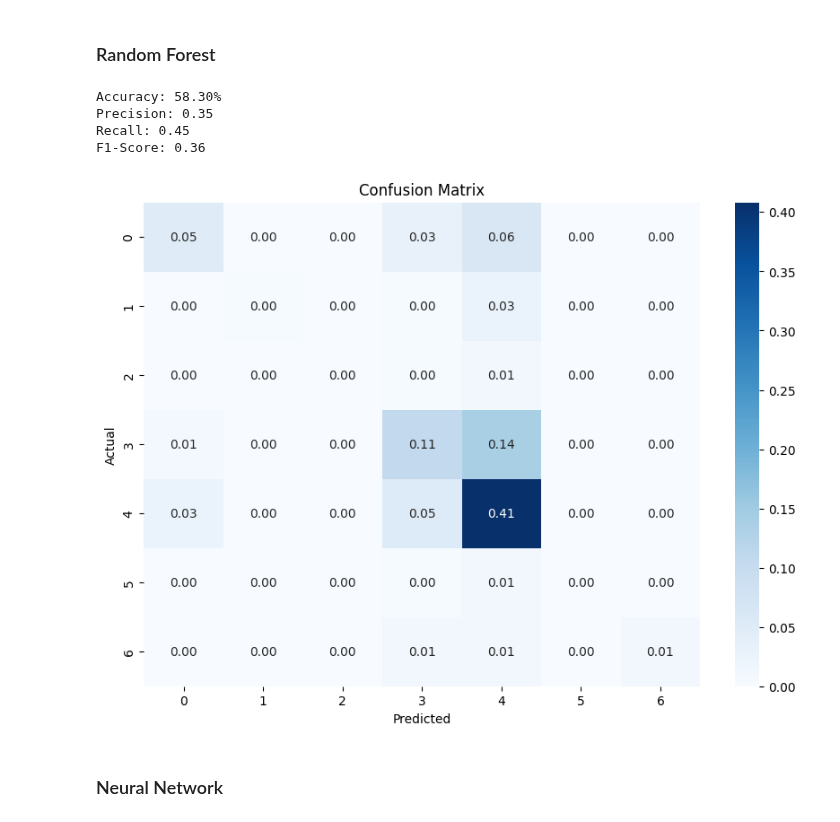
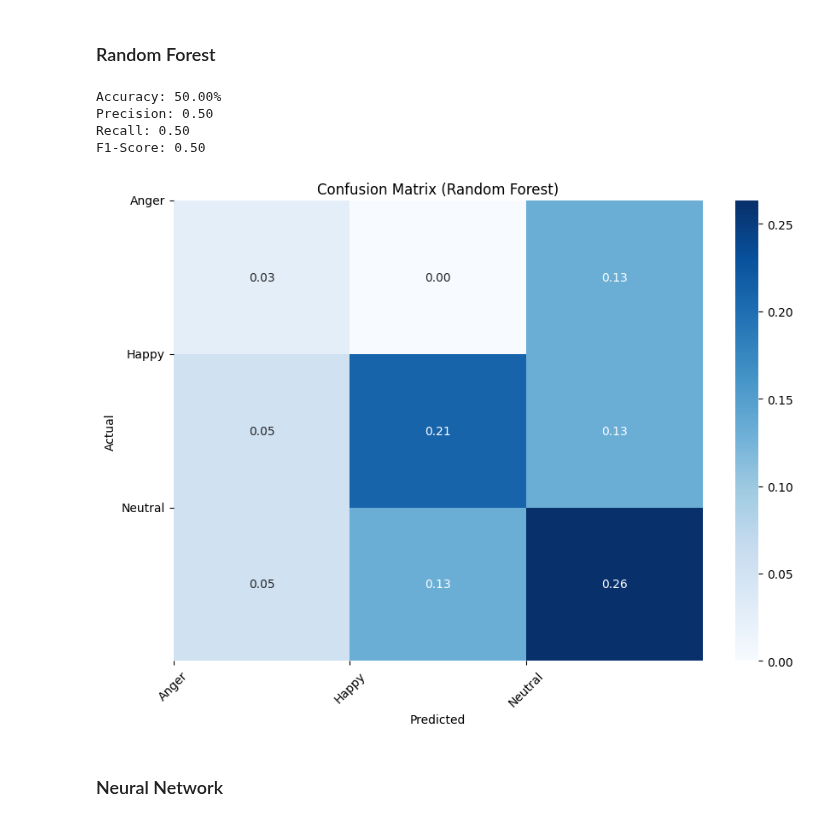
Before and after one commit to denskrlv/PosEmotion, a Jupyter notebook: posemotion.ipynb, the cells around one changed output. Drawn from its saved outputs; the diff is of its cells as text; code cells hidden in the pictures.

```diff
--- a/posemotion.ipynb
+++ b/posemotion.ipynb
@@ -412,2 +399,21 @@ Normalized Mutual Information: 0.035961257776306654
 # %% [markdown]
 ## Step 4: Classification
+# %%
+RANDOM_STATE = 42
+NUM_CLASSES = 3
+TEST_SIZE = 0.15
+
+scaler = StandardScaler()
+label_encoder = LabelEncoder()
+
+X = features_df.drop(['Label'], axis=1)
+y = features_df['Label']
+X_scaled = scaler.fit_transform(X)
+labels = label_encoder.fit_transform(y)
+
+X_train, X_test, y_train, y_test = train_test_split(X_scaled, labels, test_size=TEST_SIZE, random_state=RANDOM_STATE)
+print("X_train:", X_train.shape, "X_test:", X_test.shape)
+
+smote = SMOTE(random_state=RANDOM_STATE)
+X_resampled, y_resampled = smote.fit_resample(X_train, y_train)
+print("X_resampled:", X_resampled.shape, "y_resampled:", y_resampled.shape)
@@ -493,41 +485,36 @@ The most important is to understand how each feature affected the prediction of
 # %% [markdown]
 ### Random Forest
 # %%
-from sklearn.ensemble import RandomForestClassifier
+rf = RandomForestClassifier()
+rf.fit(X_resampled, y_resampled)
+y_pred = rf.predict(X_test)
 
-X_train, X_test, y_train, y_test = train_test_split(X_scaled, labels, test_size=0.2, random_state=1)
-
-rf = RandomForestClassifier()
-rf.fit(X_train, y_train)
-predictions = rf.predict(X_test)
-
-accuracy = accuracy_score(y_test, predictions)
-print(f"Accuracy: {accuracy * 100:.2f}%")
-
-cm = confusion_matrix(y_test, predictions)
-cm_normalized = cm.astype('float') / cm.sum()
-
-# Calculate precision, recall, and F1-score
+accuracy = accuracy_score(y_test, y_pred)
 precision = precision_score(y_test, y_pred, average='weighted')
 recall = recall_score(y_test, y_pred, average='weighted')
 f1 = f1_score(y_test, y_pred, average='weighted')
 
-# Print precision, recall, and F1-score
+print(f"Accuracy: {accuracy * 100:.2f}%")
 print(f'Precision: {precision:.2f}')
 print(f'Recall: {recall:.2f}')
 print(f'F1-Score: {f1:.2f}')
+
+cm = confusion_matrix(y_test, y_pred)
+cm_normalized = cm.astype('float') / cm.sum()
 
 plt.figure(figsize=(10,7))
 sns.heatmap(cm_normalized, annot=True, fmt=".2f", cmap="Blues")
 plt.ylabel('Actual')
 plt.xlabel('Predicted')
-plt.title('Confusion Matrix')
+plt.title('Confusion Matrix (Random Forest)')
+plt.xticks(ticks=np.arange(NUM_CLASSES), labels=label_encoder.classes_, rotation=45)
+plt.yticks(ticks=np.arange(NUM_CLASSES), labels=label_encoder.classes_, rotation=0)
 plt.show()
 # %% [output]
-Accuracy: 58.30%
-Precision: 0.35
-Recall: 0.45
-F1-Score: 0.36
+Accuracy: 50.00%
+Precision: 0.50
+Recall: 0.50
+F1-Score: 0.50
-[figure, old version]
+[figure, new version]
 # %% [markdown]
 ### Neural Network
```
Also changed, not shown: parts of 24 cells of this notebook, 5 other files.
